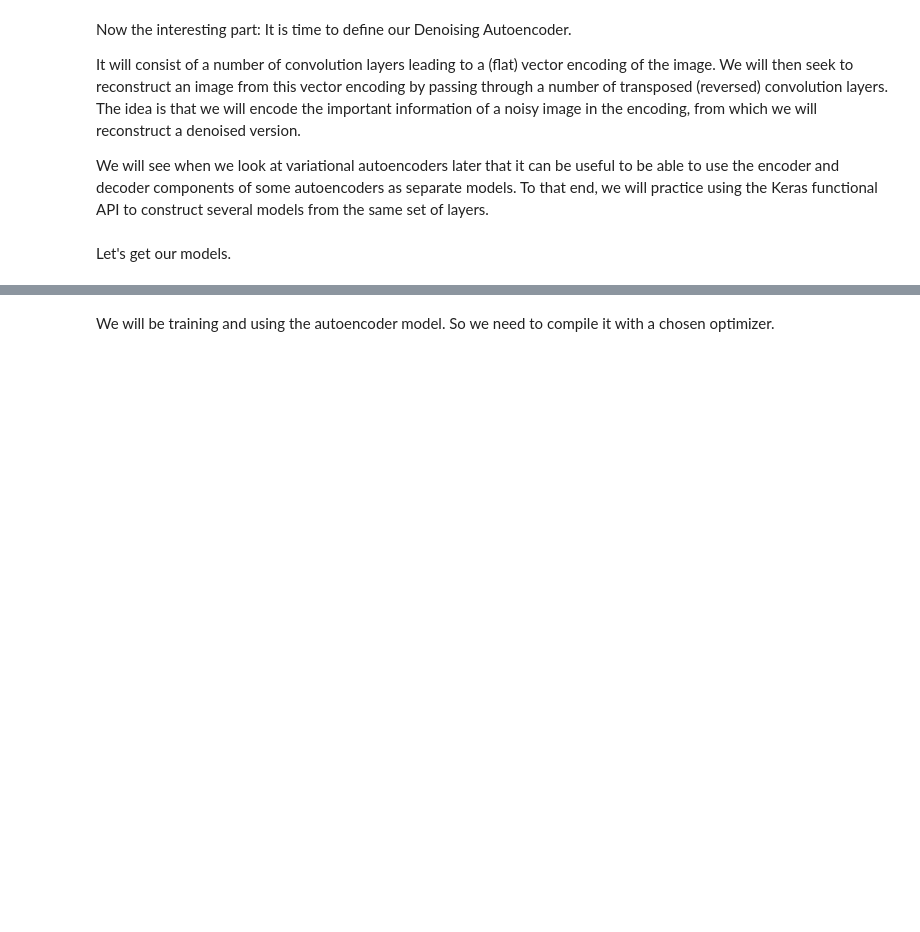
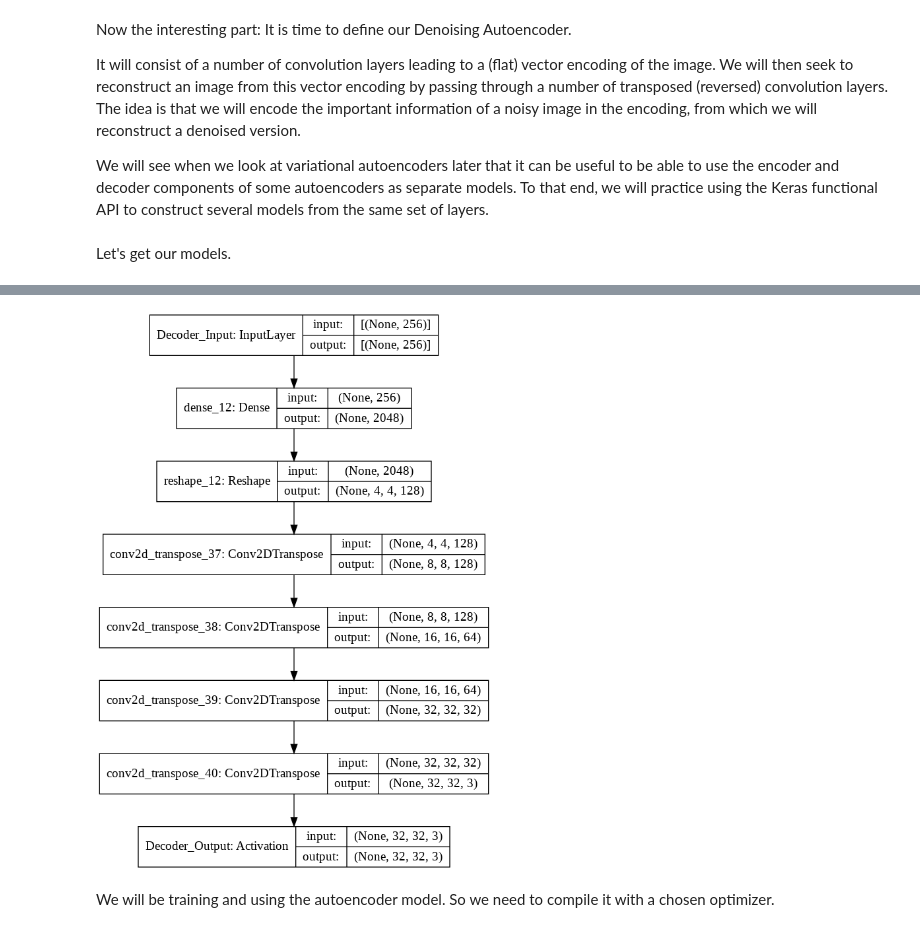
Before and after one commit to emali1/Mastering-Keras, a Jupyter notebook: Module 2.4_ NAEs.ipynb, the cells around one changed output, grey strips where cells are left out. Saved outputs shown, nothing was run; the diff lists cells and outputs as text; code cells hidden in the pictures; blank space fills up the shorter version.

```diff
--- a/Module 2.4_ NAEs.ipynb
+++ b/Module 2.4_ NAEs.ipynb
@@ -183,3 +207,7 @@ encoder,decoder,autoencoder=get_models()
+# %%
+plot_model(decoder, show_shapes=True)
+# %% [output]
+[figure, added]
 # %% [markdown]
 We will be training and using the autoencoder model. So we need to compile it with a chosen optimizer.
 # %%
```
Also changed, not shown: parts of 13 cells of this notebook.
